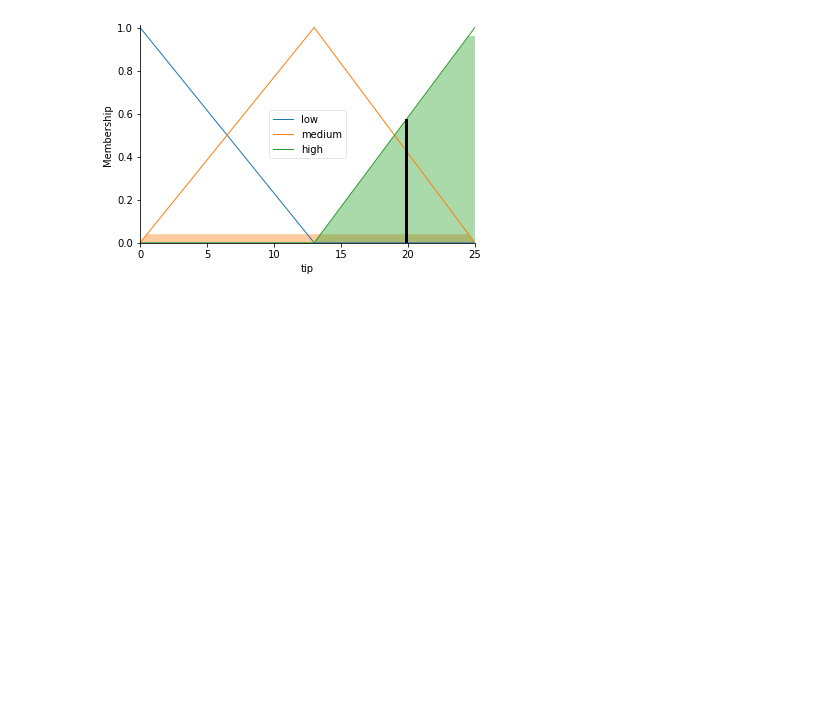
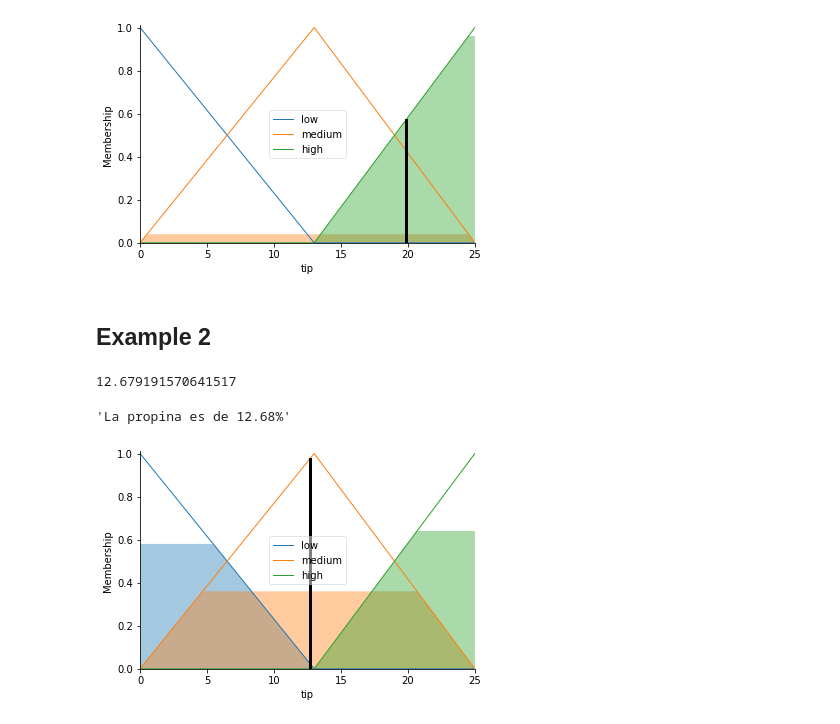
Before and after one commit to smaje99/fuzzy-ai-uniamazonia, a Jupyter notebook: Exercise 01.ipynb, the cells around one changed output. Drawn from its saved outputs; the diff is of its cells as text; code cells hidden in the pictures; blank space fills up the shorter version.

Commit message:
fear: Example 2

```diff
--- a/Exercise 01.ipynb
+++ b/Exercise 01.ipynb
@@ -91,3 +91,25 @@ f'La propina es de $ {outtip:0.2f}'
 tip.view(sim=tipping)
 # %% [output]
 [figure]
+# %% [markdown]
+## Example 2
+# %%
+tipping = ctrl.ControlSystemSimulation(tipping_ctrl)
+# %%
+tipping.input['quality'] = 2.1
+tipping.input['service'] = 8.2
+
+tipping.compute()
+# %%
+outtip = tipping.output['tip']
+outtip
+# %% [output]
+12.679191570641517
+# %%
+f'La propina es de {outtip:0.2f}%'
+# %% [output]
+'La propina es de 12.68%'
+# %%
+tip.view(sim=tipping)
+# %% [output]
+[figure, added]
```
Also changed, not shown: parts of 2 cells of this notebook.
